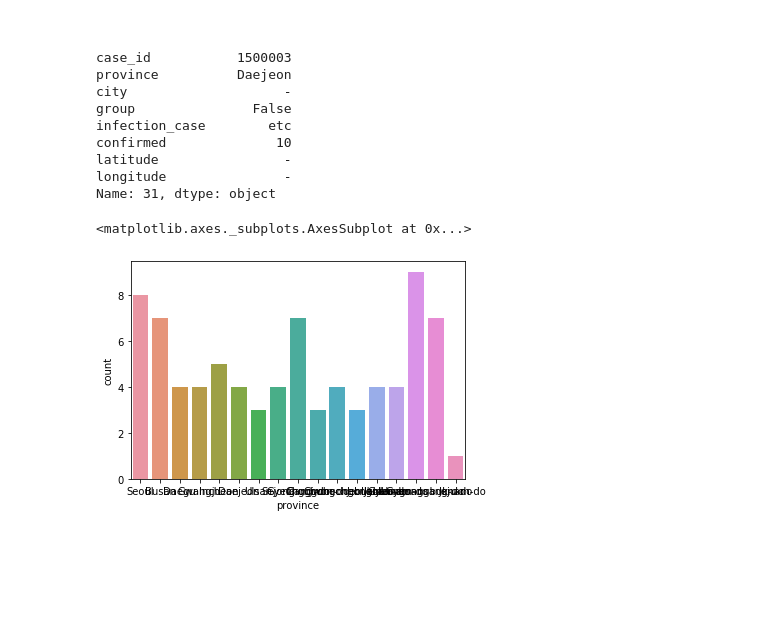
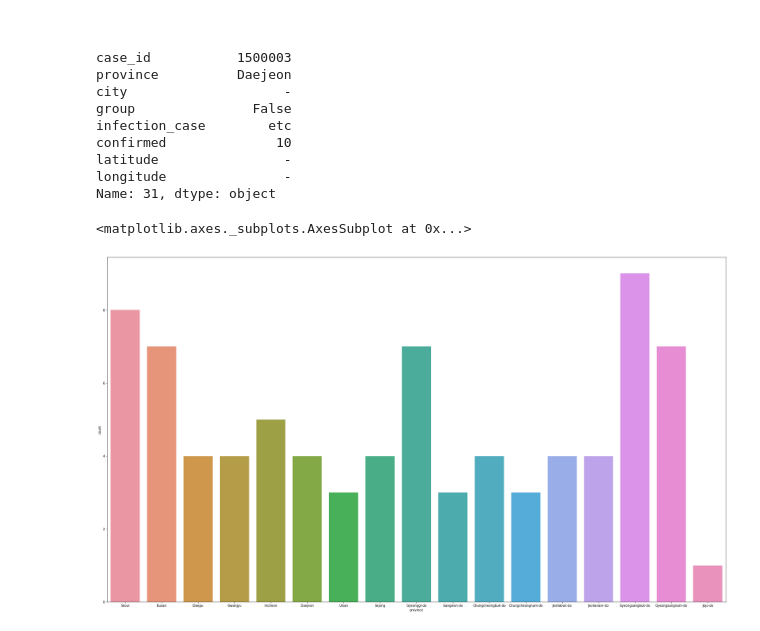
Before and after one commit to jglee087/Contest, a Jupyter notebook: DaconContest06/EDA/EDA.ipynb, the cells around one changed output. Cells and saved outputs as stored; diff of their text form; code cells hidden in the pictures; blank space fills up the shorter version.

```diff
--- a/DaconContest06/EDA/EDA.ipynb
+++ b/DaconContest06/EDA/EDA.ipynb
@@ -68,7 +491,8 @@ latitude                -
 longitude               -
 Name: 31, dtype: object
 # %%
+plt.figure(figsize=[35,20])
 sns.countplot(x1['province'])
 # %% [output]
 <matplotlib.axes._subplots.AxesSubplot at 0x...>
-[figure, old version]
+[figure, new version]
```
Also changed, not shown: parts of 41 cells of this notebook.
